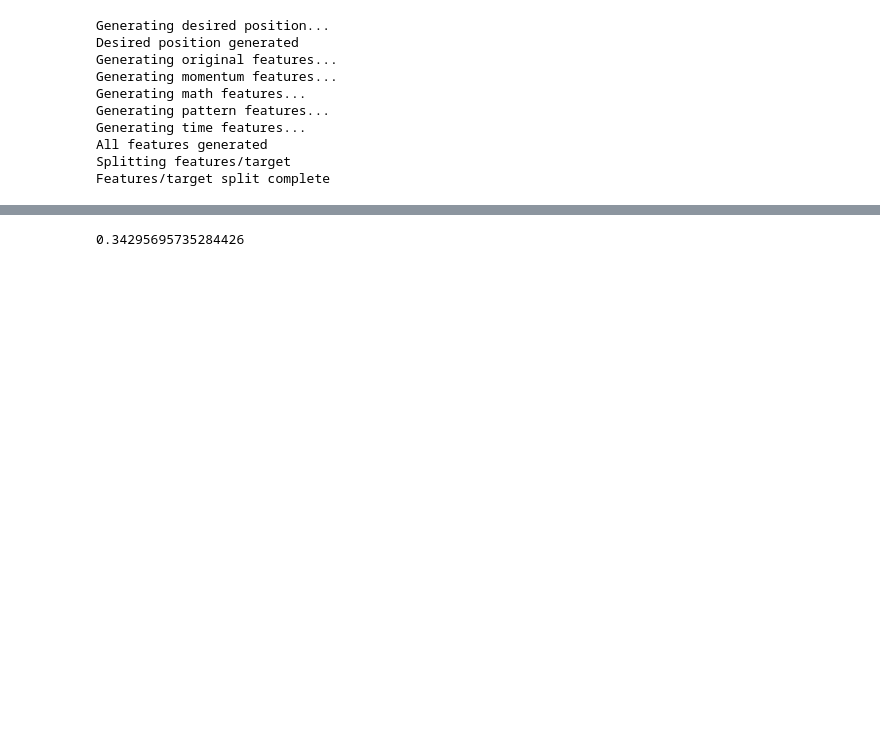
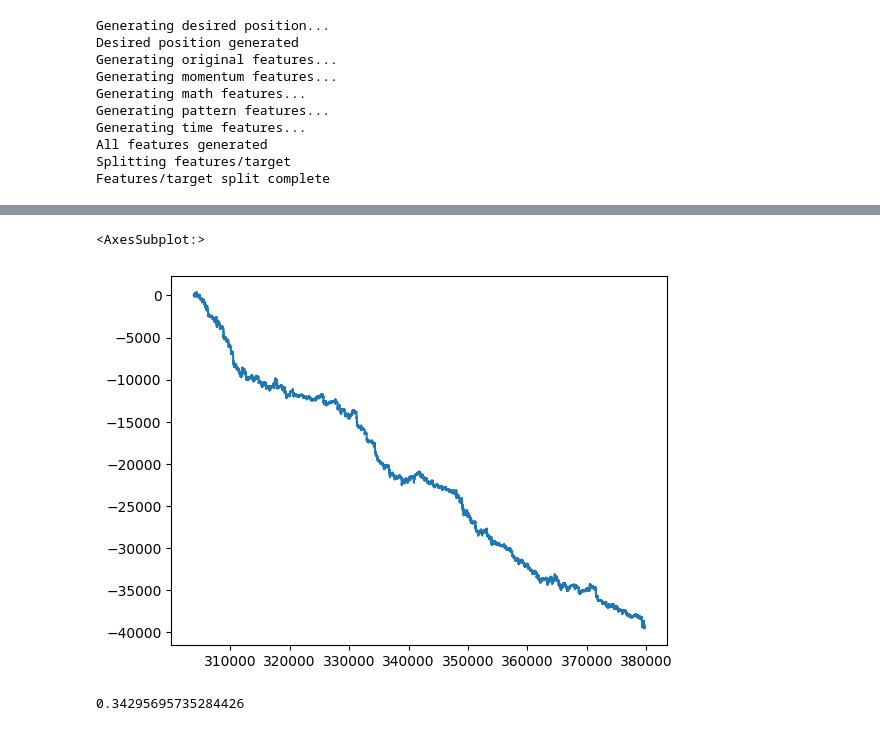
Before and after one commit to lianlongbagua/ml_rf_project, a Jupyter notebook: notebooks/production.ipynb, the cells around one changed output, grey strips where cells are left out. Saved outputs shown, nothing was run; the diff lists cells and outputs as text; code cells hidden in the pictures; blank space fills up the shorter version.

```diff
--- a/notebooks/production.ipynb
+++ b/notebooks/production.ipynb
@@ -46,2 +160,7 @@ pipe = make_pipeline(
+# %%
+y_test.model_returns.cumsum().plot()
+# %% [output]
+<AxesSubplot:>
+[figure, added]
 # %%
 params = {
```
Also changed, not shown: parts of 33 cells of this notebook.
